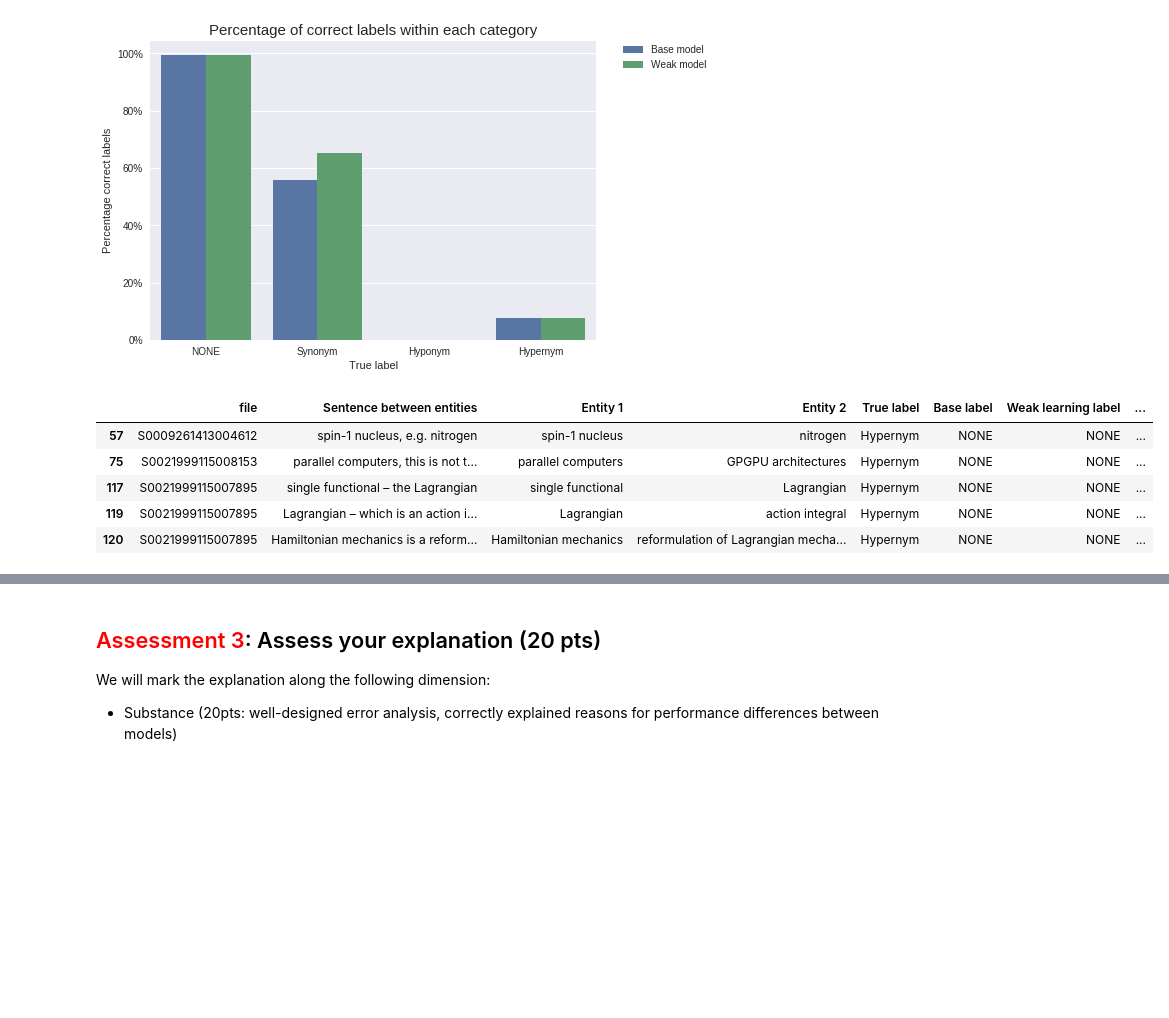
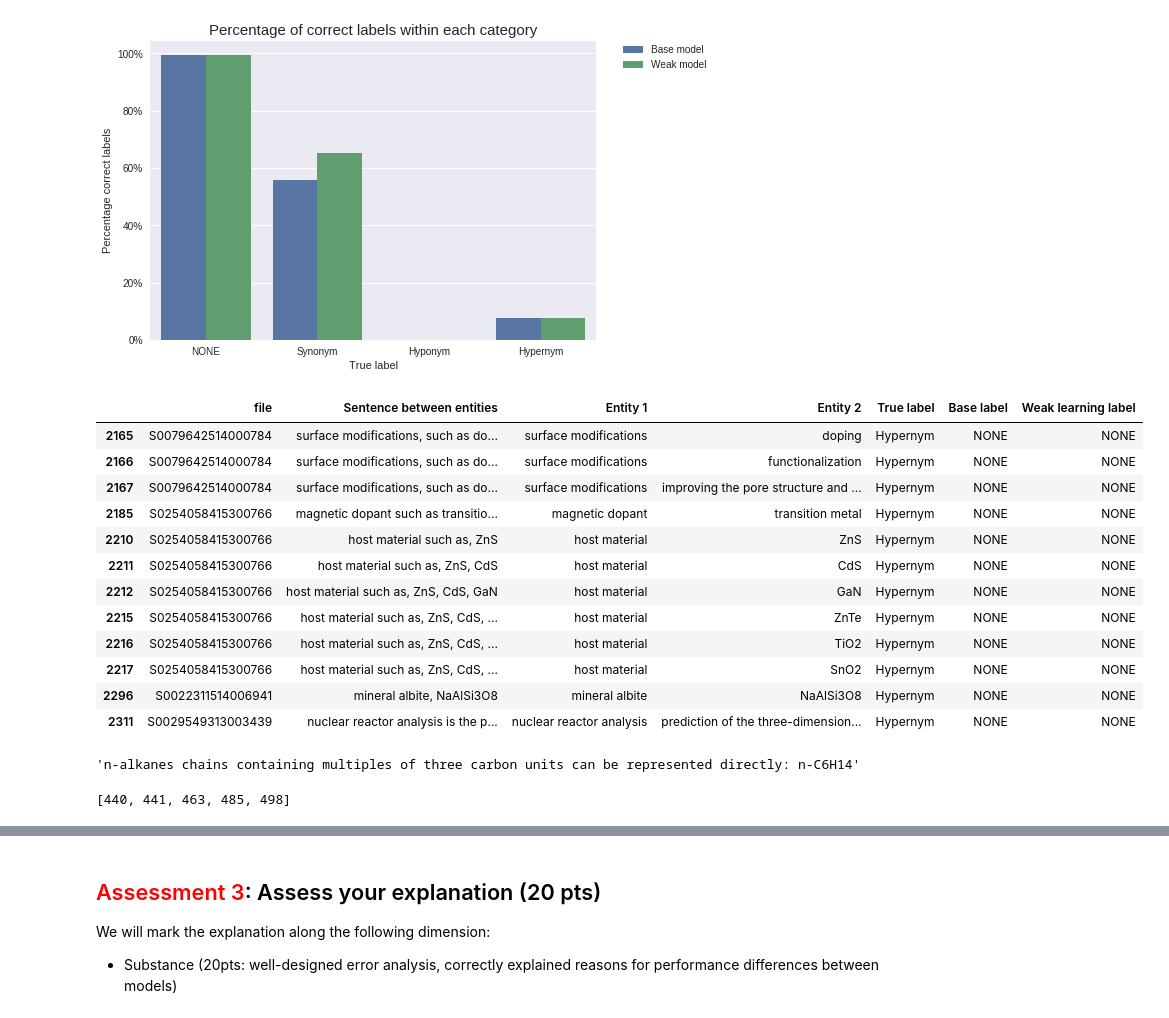
Before and after one commit to UsernamePSQ/nlp_final, a Jupyter notebook: stat-nlp-book/assignments/2019/final_assignment/problem/final_assignment.ipynb, the cells around one changed output, grey strips where cells are left out. Saved outputs shown, nothing was run; the diff lists cells and outputs as text; code cells hidden in the pictures; blank space fills up the shorter version.

```diff
--- a/stat-nlp-book/assignments/2019/final_assignment/problem/final_assignment.ipynb
+++ b/stat-nlp-book/assignments/2019/final_assignment/problem/final_assignment.ipynb
@@ -846,11 +852,22 @@ plt.show()
 [figure]
 # %%
 ## Examples...
-df_err_an[(df_err_an['True label'] == 'Hypernym') & (df_err_an['Weak learning label'] != 'Hypernym')][:5]
+df_err_an[(df_err_an['True label'] == 'Hypernym') & (df_err_an['Weak learning label'] != 'Hypernym')][50:100]
 # %% [output]
-|  | file | Sentence between entities | Entity 1 | Entity 2 | True label | Base label | Weak learning label | ... |
-| 57 | S0009261413004612 | spin-1 nucleus, e.g. nitrogen | spin-1 nucleus | nitrogen | Hypernym | NONE | NONE | ... |
-| 75 | S0021999115008153 | parallel computers, this is not t... | parallel computers | GPGPU architectures | Hypernym | NONE | NONE | ... |
-| 117 | S0021999115007895 | single functional – the Lagrangian | single functional | Lagrangian | Hypernym | NONE | NONE | ... |
-| 119 | S0021999115007895 | Lagrangian – which is an action i... | Lagrangian | action integral | Hypernym | NONE | NONE | ... |
-| 120 | S0021999115007895 | Hamiltonian mechanics is a reform... | Hamiltonian mechanics | reformulation of Lagrangian mecha... | Hypernym | NONE | NONE | ... |
+|  | file | Sentence between entities | Entity 1 | Entity 2 | True label | Base label | Weak learning label |
+| 2165 | S0079642514000784 | surface modifications, such as do... | surface modifications | doping | Hypernym | NONE | NONE |
+| 2166 | S0079642514000784 | surface modifications, such as do... | surface modifications | functionalization | Hypernym | NONE | NONE |
+| 2167 | S0079642514000784 | surface modifications, such as do... | surface modifications | improving the pore structure and ... | Hypernym | NONE | NONE |
+| 2185 | S0254058415300766 | magnetic dopant such as transitio... | magnetic dopant | transition metal | Hypernym | NONE | NONE |
+| 2210 | S0254058415300766 | host material such as, ZnS | host material | ZnS | Hypernym | NONE | NONE |
+| 2211 | S0254058415300766 | host material such as, ZnS, CdS | host material | CdS | Hypernym | NONE | NONE |
+| 2212 | S0254058415300766 | host material such as, ZnS, CdS, GaN | host material | GaN | Hypernym | NONE | NONE |
+| 2215 | S0254058415300766 | host material such as, ZnS, CdS, ... | host material | ZnTe | Hypernym | NONE | NONE |
+| 2216 | S0254058415300766 | host material such as, ZnS, CdS, ... | host material | TiO2 | Hypernym | NONE | NONE |
+| 2217 | S0254058415300766 | host material such as, ZnS, CdS, ... | host material | SnO2 | Hypernym | NONE | NONE |
+| 2296 | S0022311514006941 | mineral albite, NaAlSi3O8 | mineral albite | NaAlSi3O8 | Hypernym | NONE | NONE |
+| 2311 | S0029549313003439 | nuclear reactor analysis is the p... | nuclear reactor analysis | prediction of the three-dimension... | Hypernym | NONE | NONE |
+# %%
+df_err_an.loc[201,'Sentence between entities']
+# %% [output]
+'n-alkanes chains containing multiples of three carbon units can be represented directly: n-C6H14'
@@ -856,0 +880,4 @@ df_err_an[(df_err_an['True label'] == 'Hypernym') & (df_err_an['Weak learning la
+# %%
+indices
+# %% [output]
+[440, 441, 463, 485, 498]
```
Also changed, not shown: parts of 5 cells of this notebook, 1 other file.
